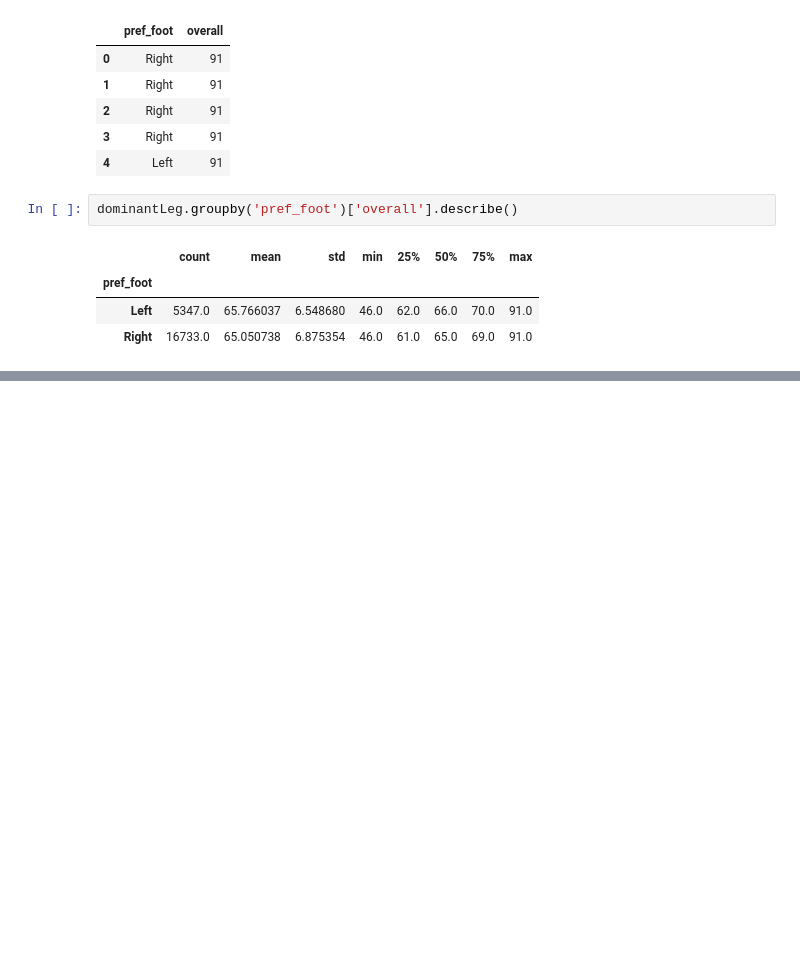
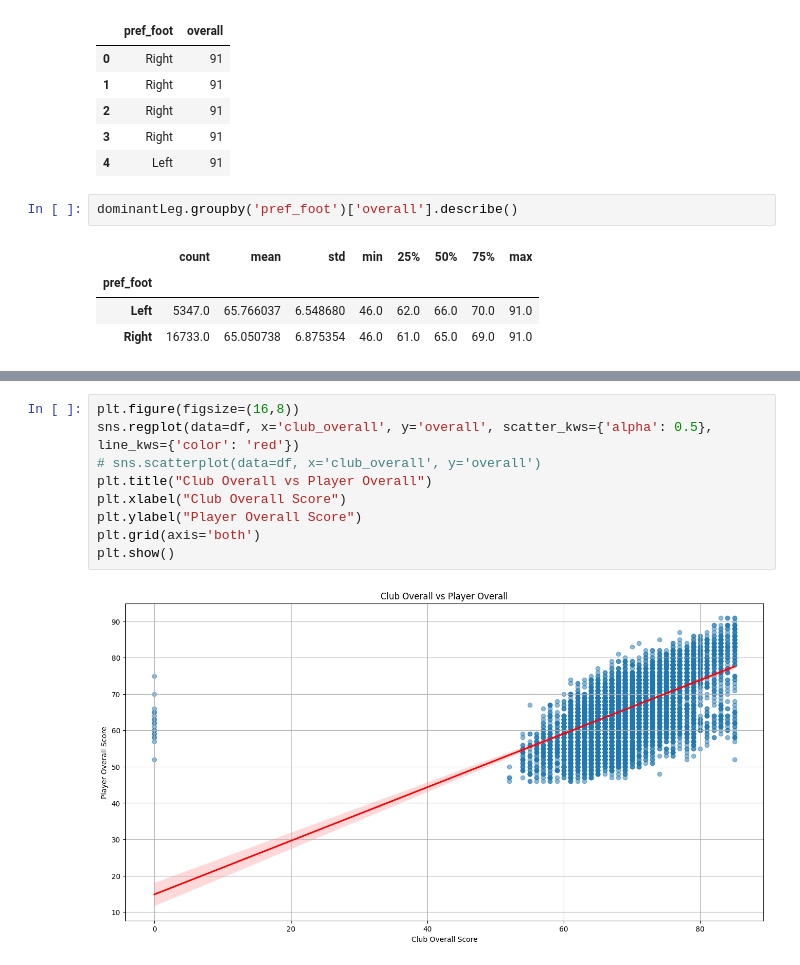
Before and after one commit to SimonGarcia01/ai-course, a Jupyter notebook: Soccer Analysis Workshop 1/SoccerWorkshop.ipynb, the cells around one changed output, grey strips where cells are left out. Saved outputs shown, nothing was run; the diff lists cells and outputs as text; blank space fills up the shorter version.

```diff
--- a/Soccer Analysis Workshop 1/SoccerWorkshop.ipynb
+++ b/Soccer Analysis Workshop 1/SoccerWorkshop.ipynb
@@ -210,0 +306,11 @@ plt.show()
+# %%
+plt.figure(figsize=(16,8))
+sns.regplot(data=df, x='club_overall', y='overall', scatter_kws={'alpha': 0.5}, line_kws={'color': 'red'})
+# sns.scatterplot(data=df, x='club_overall', y='overall')
+plt.title("Club Overall vs Player Overall")
+plt.xlabel("Club Overall Score")
+plt.ylabel("Player Overall Score")
+plt.grid(axis='both')
+plt.show()
+# %% [output]
+[figure, added]
```
Also changed, not shown: parts of 10 cells of this notebook.
